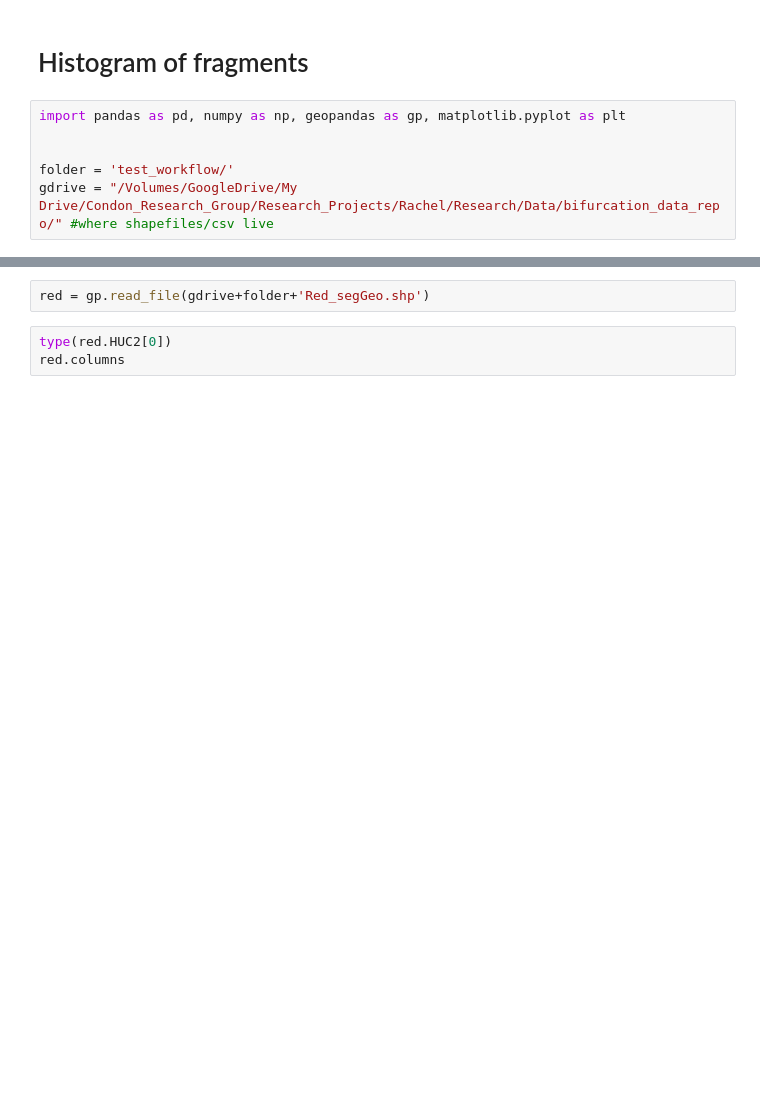
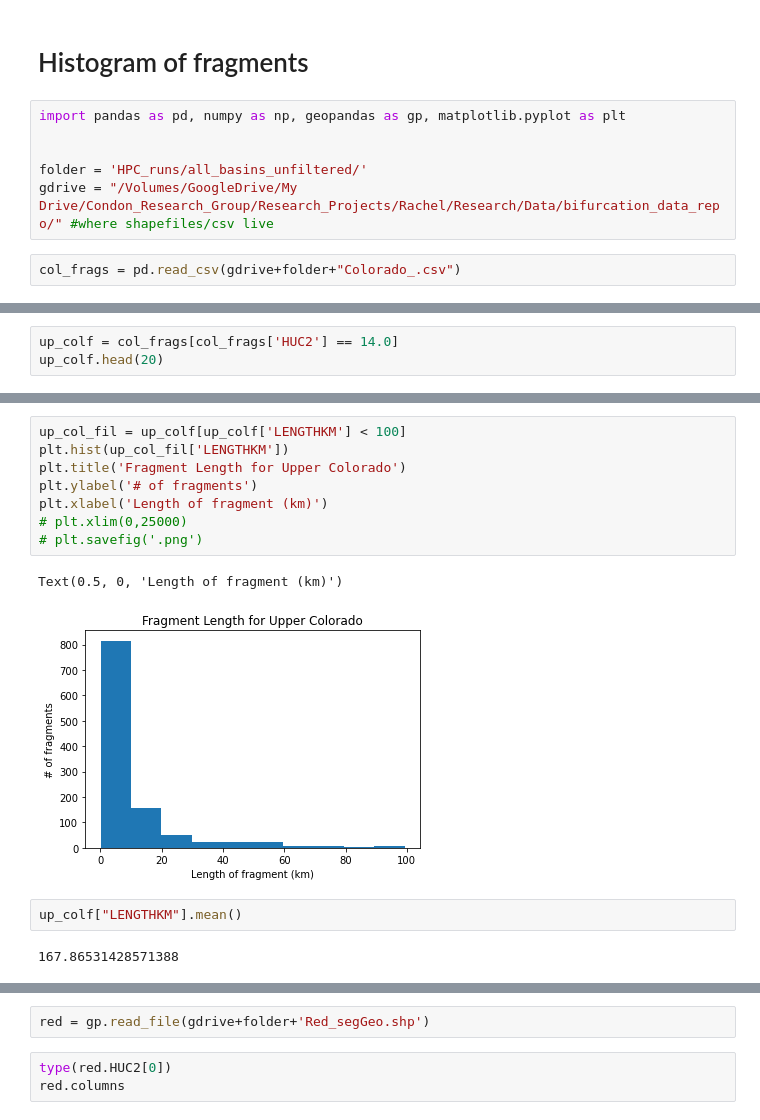
Before and after one commit to rspinti/River_bifurcation, a Jupyter notebook: archive/Rachel_testing/frag_histograms.ipynb, the cells around one changed output, grey strips where cells are left out. Saved outputs shown, nothing was run; the diff lists cells and outputs as text; blank space fills up the shorter version.

```diff
--- a/archive/Rachel_testing/frag_histograms.ipynb
+++ b/archive/Rachel_testing/frag_histograms.ipynb
@@ -4,5 +4,7 @@
 import pandas as pd, numpy as np, geopandas as gp, matplotlib.pyplot as plt
 
 
-folder = 'test_workflow/'
+folder = 'HPC_runs/all_basins_unfiltered/'
 gdrive = "/Volumes/GoogleDrive/My Drive/Condon_Research_Group/Research_Projects/Rachel/Research/Data/bifurcation_data_repo/" #where shapefiles/csv live
+# %%
+col_frags = pd.read_csv(gdrive+folder+"Colorado_.csv")
@@ -8,0 +27,3 @@ gdrive = "/Volumes/GoogleDrive/My Drive/Condon_Research_Group/Research_Projects/
+# %%
+up_colf = col_frags[col_frags['HUC2'] == 14.0]
+up_colf.head(20)
@@ -8,0 +48,15 @@ gdrive = "/Volumes/GoogleDrive/My Drive/Condon_Research_Group/Research_Projects/
+# %%
+up_col_fil = up_colf[up_colf['LENGTHKM'] < 100]
+plt.hist(up_col_fil['LENGTHKM'])
+plt.title('Fragment Length for Upper Colorado')
+plt.ylabel('# of fragments')
+plt.xlabel('Length of fragment (km)')
+# plt.xlim(0,25000)
+# plt.savefig('.png')
+# %% [output]
+Text(0.5, 0, 'Length of fragment (km)')
+[figure, added]
+# %%
+up_colf["LENGTHKM"].mean()
+# %% [output]
+167.86531428571388
```
Also changed, not shown: parts of 6 cells of this notebook, 4 other files.
